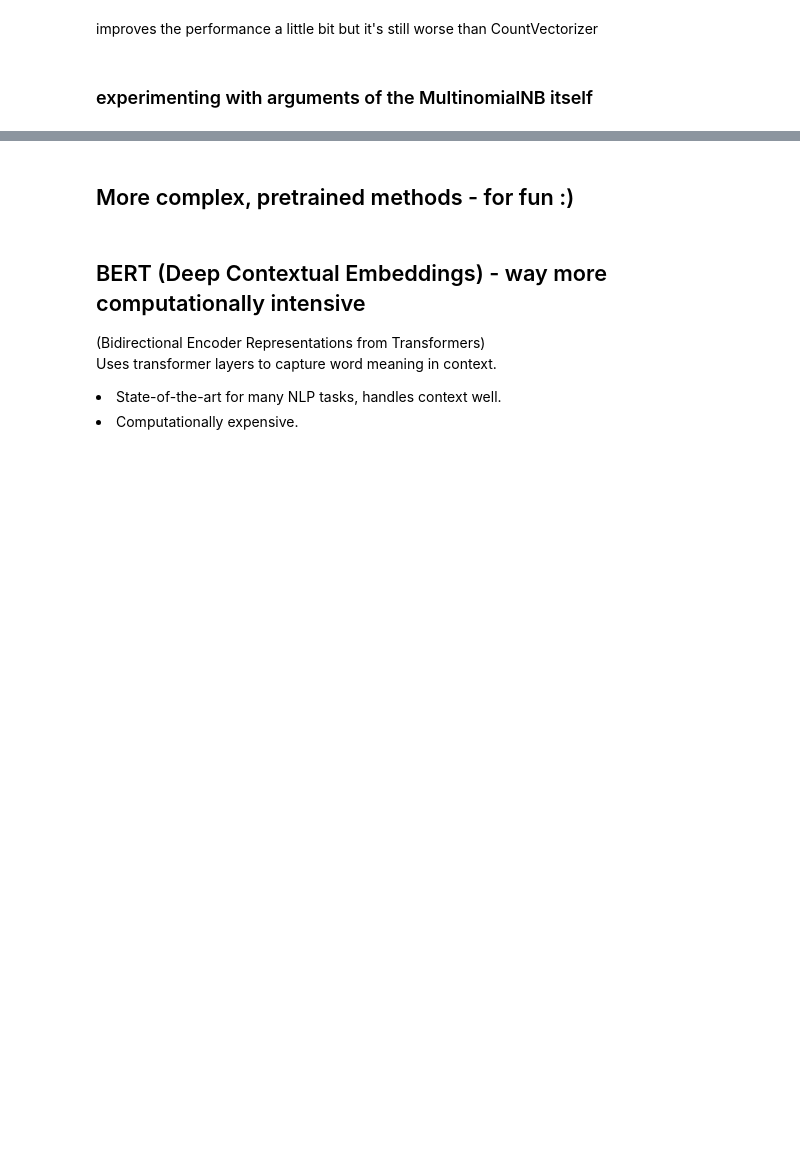
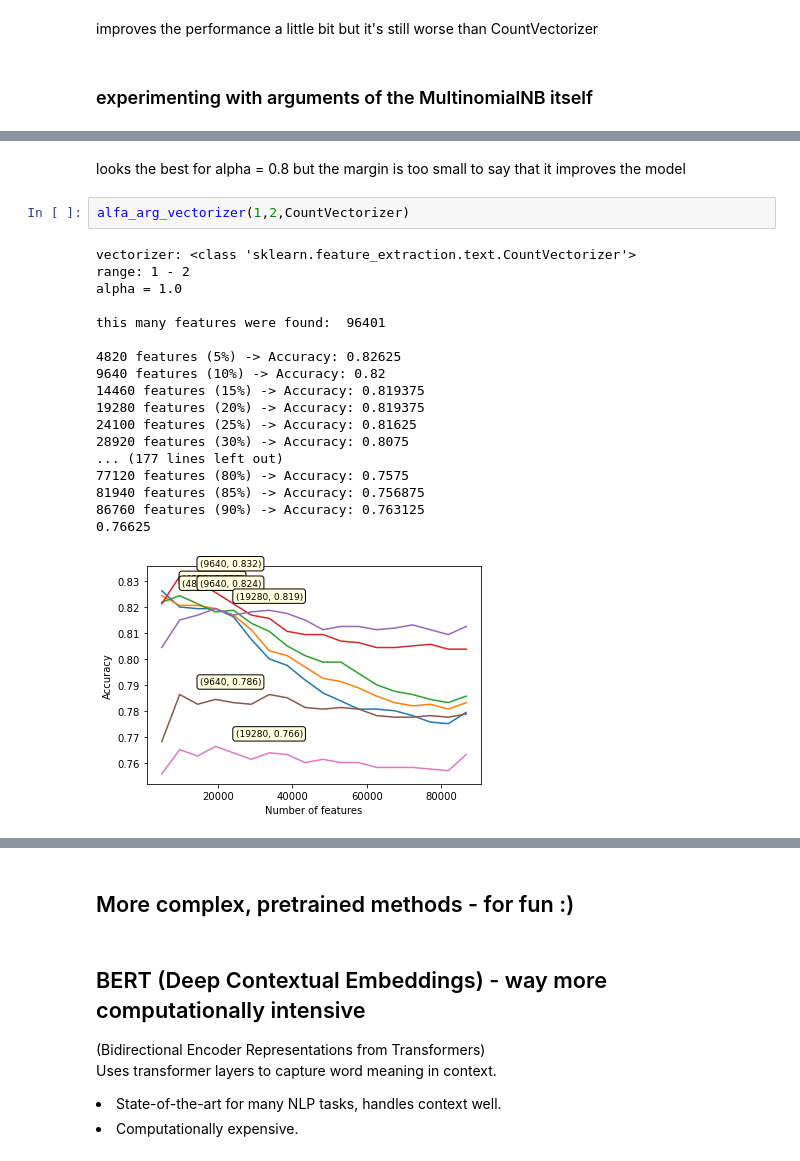
Before and after one commit to michalwietecki/text-emotion-classification, a Jupyter notebook: classification.ipynb, the cells around one changed output, grey strips where cells are left out. Cells and saved outputs as stored; diff of their text form; blank space fills up the shorter version.

```diff
--- a/classification.ipynb
+++ b/classification.ipynb
@@ -740,0 +761,23 @@ MultinomialNB(alfa = [1.0, 0.5, 0.1, 0.01, 0.001])
+# %% [markdown]
+looks the best for alpha = 0.8 but the margin is too small to say that it improves the model
+# %%
+alfa_arg_vectorizer(1,2,CountVectorizer)
+# %% [output]
+vectorizer: <class 'sklearn.feature_extraction.text.CountVectorizer'>
+range: 1 - 2
+alpha = 1.0
+
+this many features were found:  96401
+
+4820 features (5%) -> Accuracy: 0.82625
+9640 features (10%) -> Accuracy: 0.82
+14460 features (15%) -> Accuracy: 0.819375
+19280 features (20%) -> Accuracy: 0.819375
+24100 features (25%) -> Accuracy: 0.81625
+28920 features (30%) -> Accuracy: 0.8075
+... (177 lines left out)
+77120 features (80%) -> Accuracy: 0.7575
+81940 features (85%) -> Accuracy: 0.756875
+86760 features (90%) -> Accuracy: 0.763125
+0.76625
+[figure, added]
```
Also changed, not shown: parts of 10 cells of this notebook.
